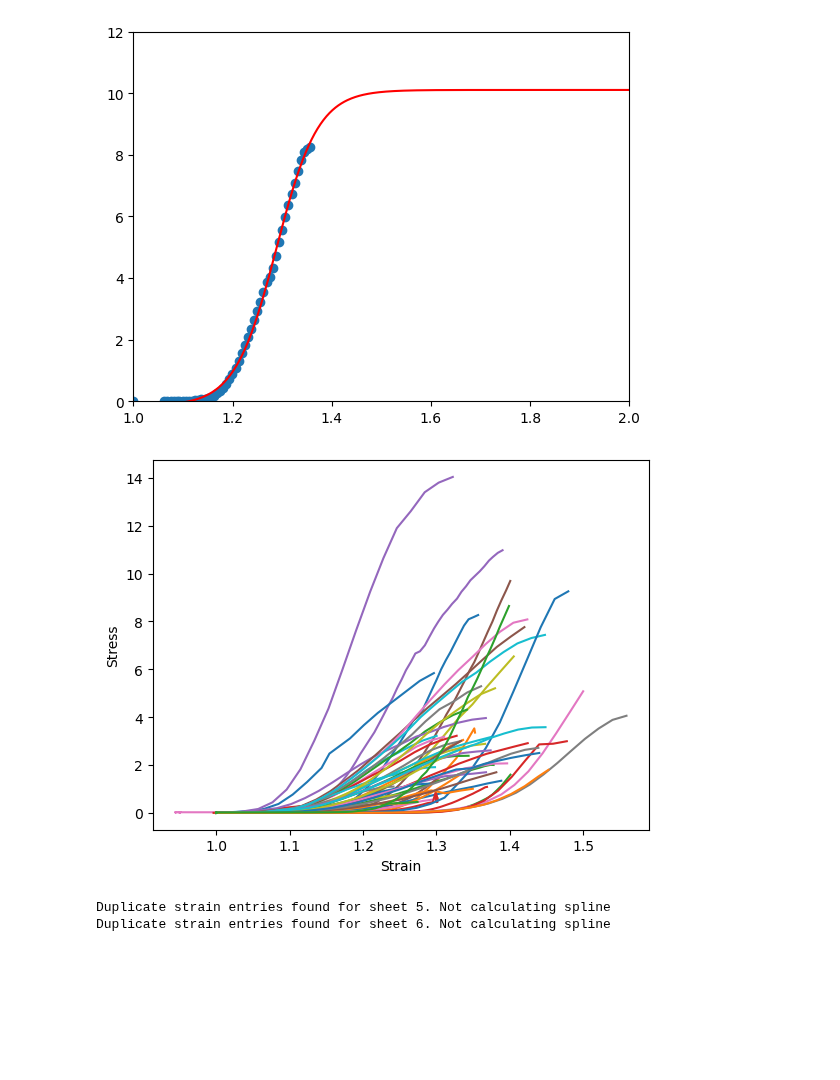
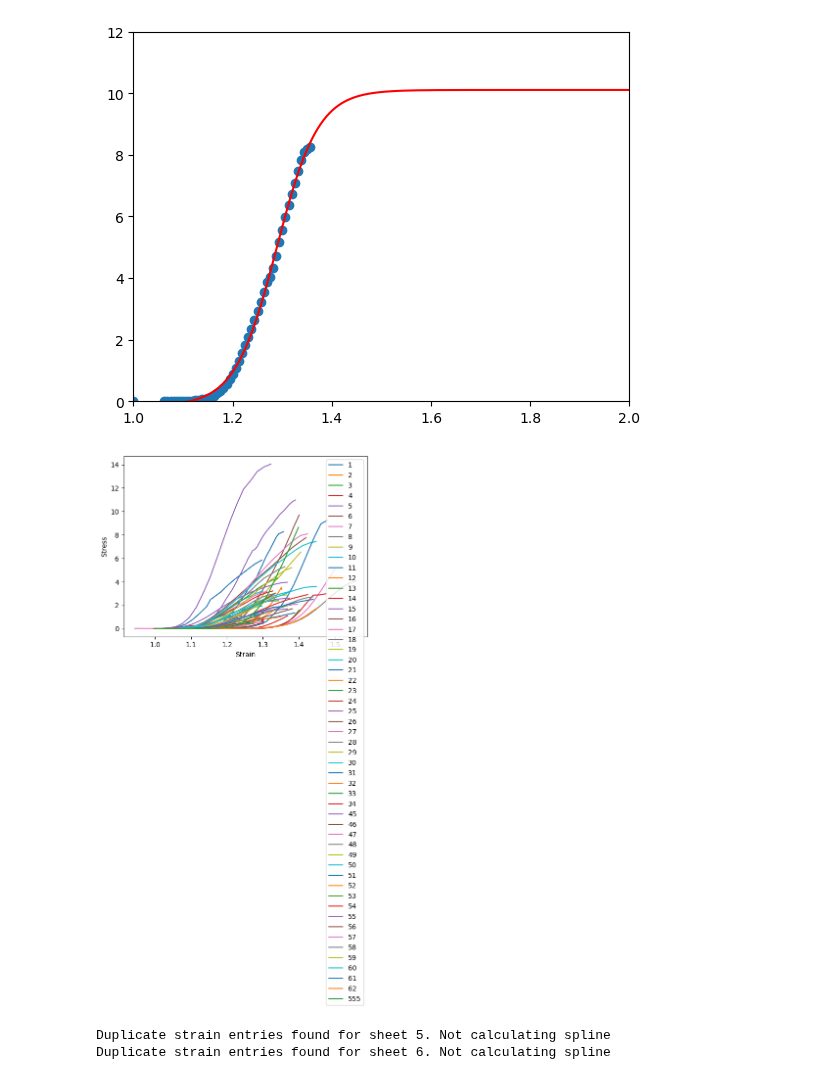
Before and after one commit to siemdejong/skinstression, a Jupyter notebook: notebooks/1-sjg-interpolation.ipynb, the cells around one changed output. Cells and saved outputs as stored; diff of their text form; code cells hidden in the pictures; blank space fills up the shorter version.

```diff
--- a/notebooks/1-sjg-interpolation.ipynb
+++ b/notebooks/1-sjg-interpolation.ipynb
@@ -42,22 +42,23 @@ plt.ylim([0, 12])
 # %%
 xls = pd.ExcelFile(file)
 for sheet in xls.sheet_names:
 
     df = pd.read_excel(file, sheet_name=sheet)
     df = df.dropna(subset=['Strain', 'Stress'])
 
     if len(df) < 15:
         continue
 
     x_data = df['Strain']
     y_data = df['Stress']
     plt.xlabel("Strain")
     plt.ylabel("Stress")
-    plt.plot(x_data, y_data)
+    plt.plot(x_data, y_data, label=sheet)
 
+plt.legend()
 plt.show()
 # %% [output]
-[figure, old version]
+[figure, new version]
 # %%
 xls = pd.ExcelFile(file)
 num_of_rows_cols = int(np.sqrt(len(xls.sheet_names)))
```
Also changed, not shown: 1 other file.
